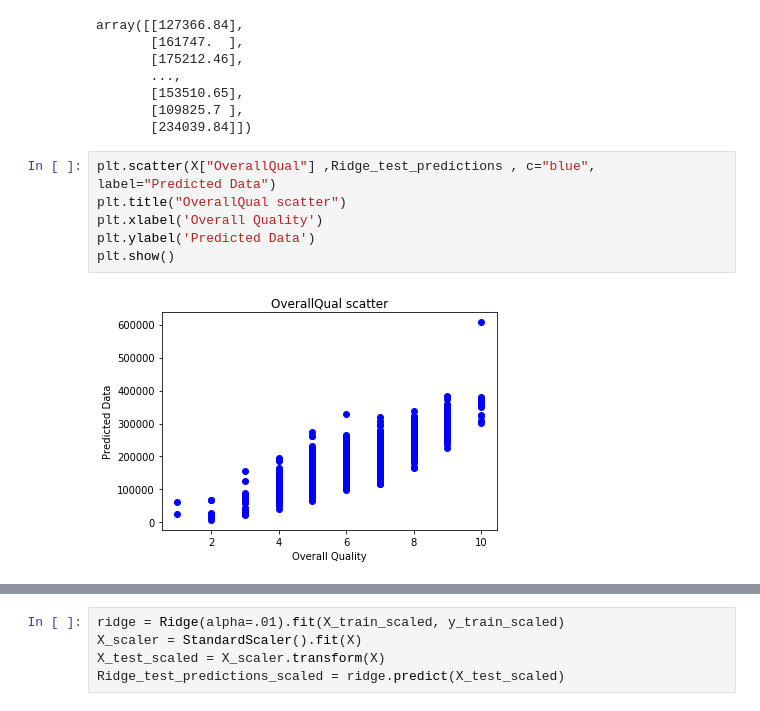
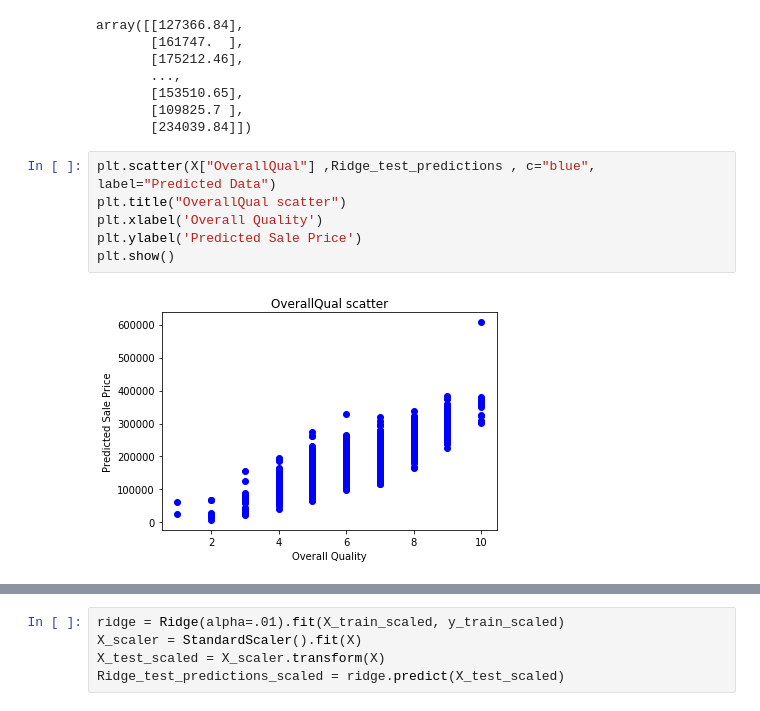
Before and after one commit to crobertson24/Final-Project, a Jupyter notebook: Housing linear regression.ipynb, the cells around one changed output, grey strips where cells are left out. Drawn from its saved outputs; the diff is of its cells as text.

```diff
--- a/Housing linear regression.ipynb
+++ b/Housing linear regression.ipynb
@@ -257,11 +238,11 @@ array([[127366.84],
 # %%
 plt.scatter(X["OverallQual"] ,Ridge_test_predictions , c="blue", label="Predicted Data")
 plt.title("OverallQual scatter")
 plt.xlabel('Overall Quality')
-plt.ylabel('Predicted Data')
+plt.ylabel('Predicted Sale Price')
 plt.show()
 # %% [output]
-[figure, old version]
+[figure, new version]
 # %%
 plt.scatter(X["GrLivArea"] ,Ridge_test_predictions , c="blue", label="Predicted Data")
 plt.title("GrLivArea scatter")
```
Also changed, not shown: parts of 10 cells of this notebook.
